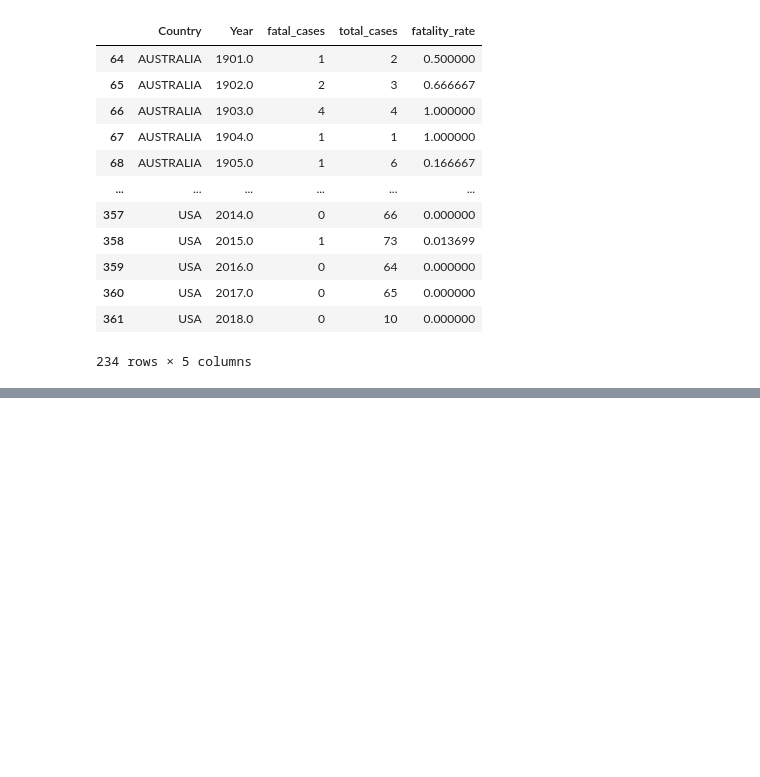
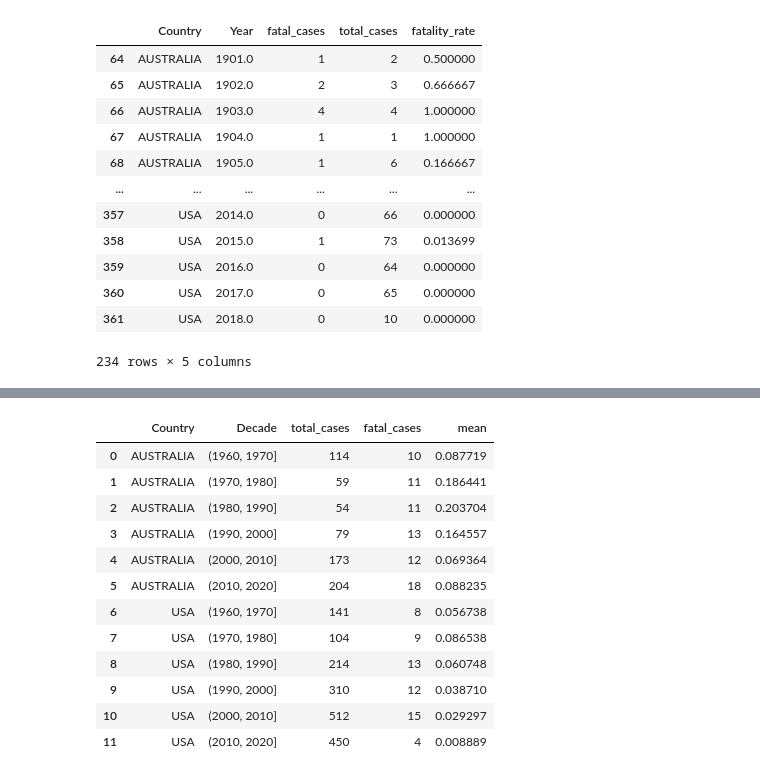
Before and after one commit to alexaiung/Shark-Attack-Analysis, a Jupyter notebook: project01.ipynb, the cells around one changed output, grey strips where cells are left out. Cells and saved outputs as stored; diff of their text form; code cells hidden in the pictures; blank space fills up the shorter version.

```diff
--- a/project01.ipynb
+++ b/project01.ipynb
@@ -948,0 +553,2 @@ sharks.head()
+# %%
+sharks_usa_australia_year_1960['Decade'] = pd.cut(sharks_usa_australia_year_1960['Year'], bins=[1960, 1970, 1980, 1990, 2000, 2010, 2020])
@@ -948,0 +561,2 @@ sharks.head()
+# %%
+decades_fatality_stats = sharks_usa_australia_year_1960.groupby(['Country', 'Decade']).agg(total_cases=('total_cases', 'sum'), fatal_cases=('fatal_cases', 'sum')).reset_index()
@@ -948,0 +579,18 @@ sharks.head()
+# %%
+decades_fatality_stats['mean'] = decades_fatality_stats['fatal_cases'] / decades_fatality_stats['total_cases']
+# %%
+decades_fatality_stats
+# %% [output]
+|  | Country | Decade | total_cases | fatal_cases | mean |
+| 0 | AUSTRALIA | (1960, 1970] | 114 | 10 | 0.087719 |
+| 1 | AUSTRALIA | (1970, 1980] | 59 | 11 | 0.186441 |
+| 2 | AUSTRALIA | (1980, 1990] | 54 | 11 | 0.203704 |
+| 3 | AUSTRALIA | (1990, 2000] | 79 | 13 | 0.164557 |
+| 4 | AUSTRALIA | (2000, 2010] | 173 | 12 | 0.069364 |
+| 5 | AUSTRALIA | (2010, 2020] | 204 | 18 | 0.088235 |
+| 6 | USA | (1960, 1970] | 141 | 8 | 0.056738 |
+| 7 | USA | (1970, 1980] | 104 | 9 | 0.086538 |
+| 8 | USA | (1980, 1990] | 214 | 13 | 0.060748 |
+| 9 | USA | (1990, 2000] | 310 | 12 | 0.038710 |
+| 10 | USA | (2000, 2010] | 512 | 15 | 0.029297 |
+| 11 | USA | (2010, 2020] | 450 | 4 | 0.008889 |
```
Also changed, not shown: parts of 70 cells of this notebook.
